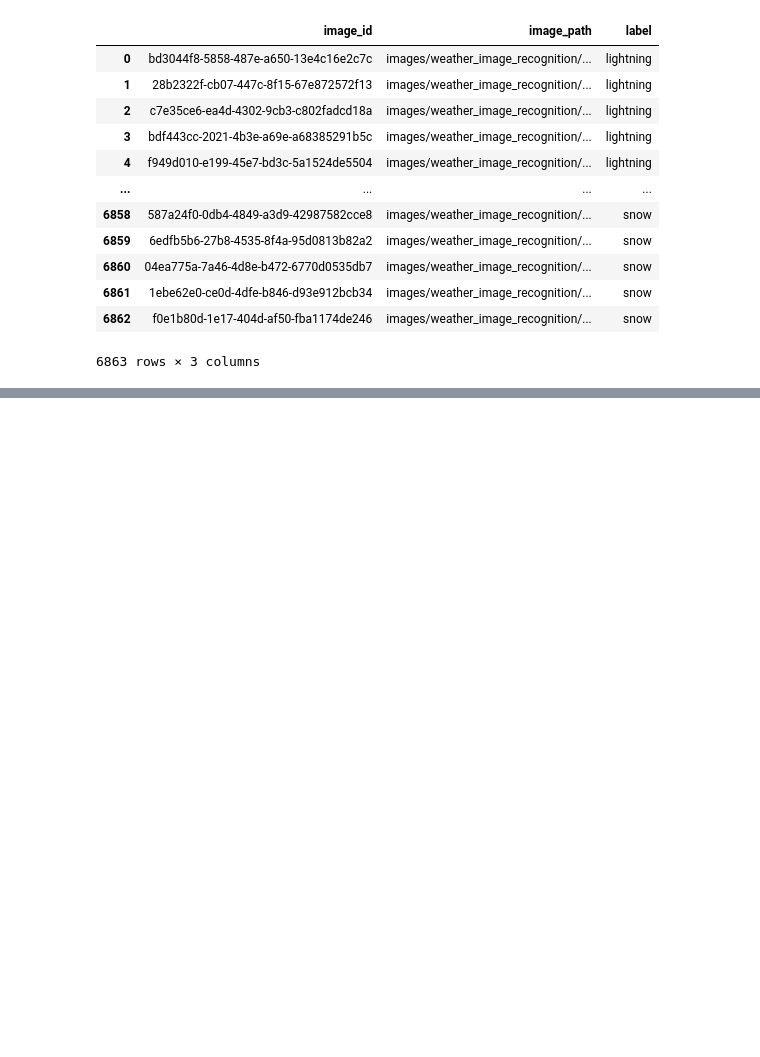
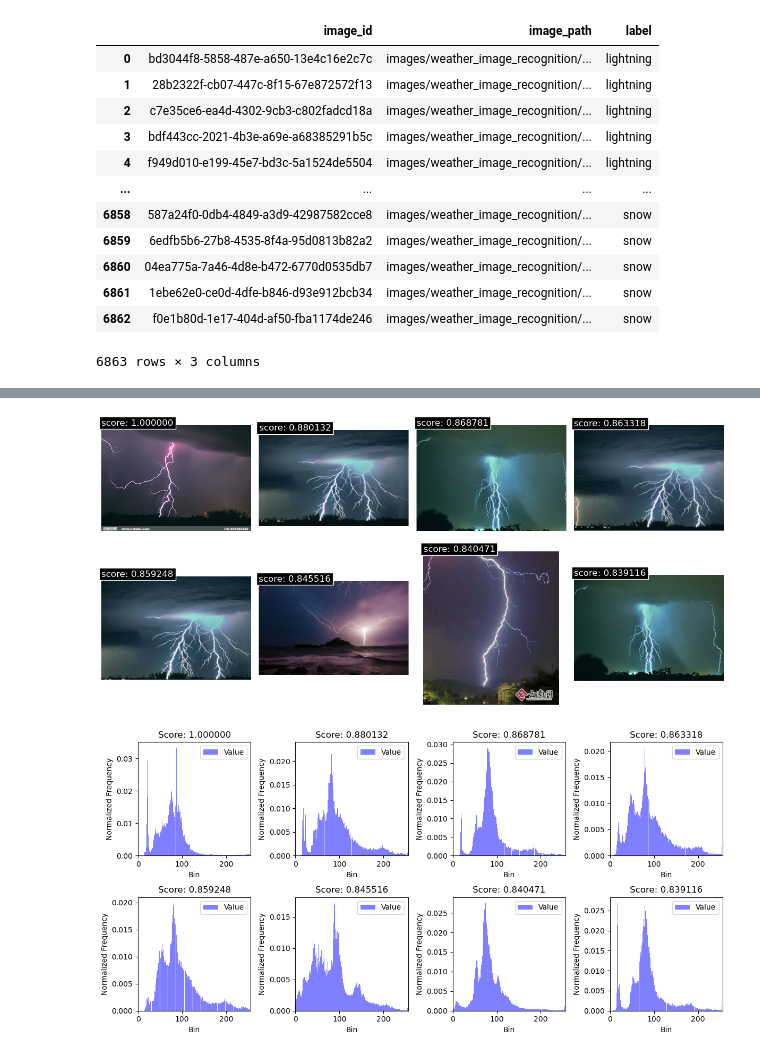
Before and after one commit to syahidhusein/ImageRecommender, a Jupyter notebook: main.ipynb, the cells around one changed output, grey strips where cells are left out. Cells and saved outputs as stored; diff of their text form; code cells hidden in the pictures; blank space fills up the shorter version.

```diff
--- a/main.ipynb
+++ b/main.ipynb
@@ -345,0 +156,17 @@ plot_funktion.images_histogram_grid(top_8_paths, top_8_score)
+# %%
+v_vectors = HSV.create_color_vec(results, metric="v", test=True)
+# %%
+v_sim_df = similarity.similarity_computation(v_vectors[0], v_vectors, scoring_method=similarity.cosine_similarity)
+index_values = v_sim_df.index.tolist()
+
+# Retrieve the contents of the image_paths in the image_paths_df dataframe based on the index of the distances_df
+column_values = results.loc[index_values, "image_path"]
+# Ergebnis anzeigen
+v_df_sim_path = pd.DataFrame(column_values)
+# %%
+top_8_paths, top_8_score = plot_funktion.top_8_gen(v_df_sim_path, v_sim_df)
+plot_funktion.images_grid(top_8_paths, top_8_score)
+plot_funktion.images_histogram_grid(top_8_paths, top_8_score, H=False, S=False)
+# %% [output]
+[figure, added]
+[figure, added]
```
Also changed, not shown: parts of 30 cells of this notebook, 9 other files.
